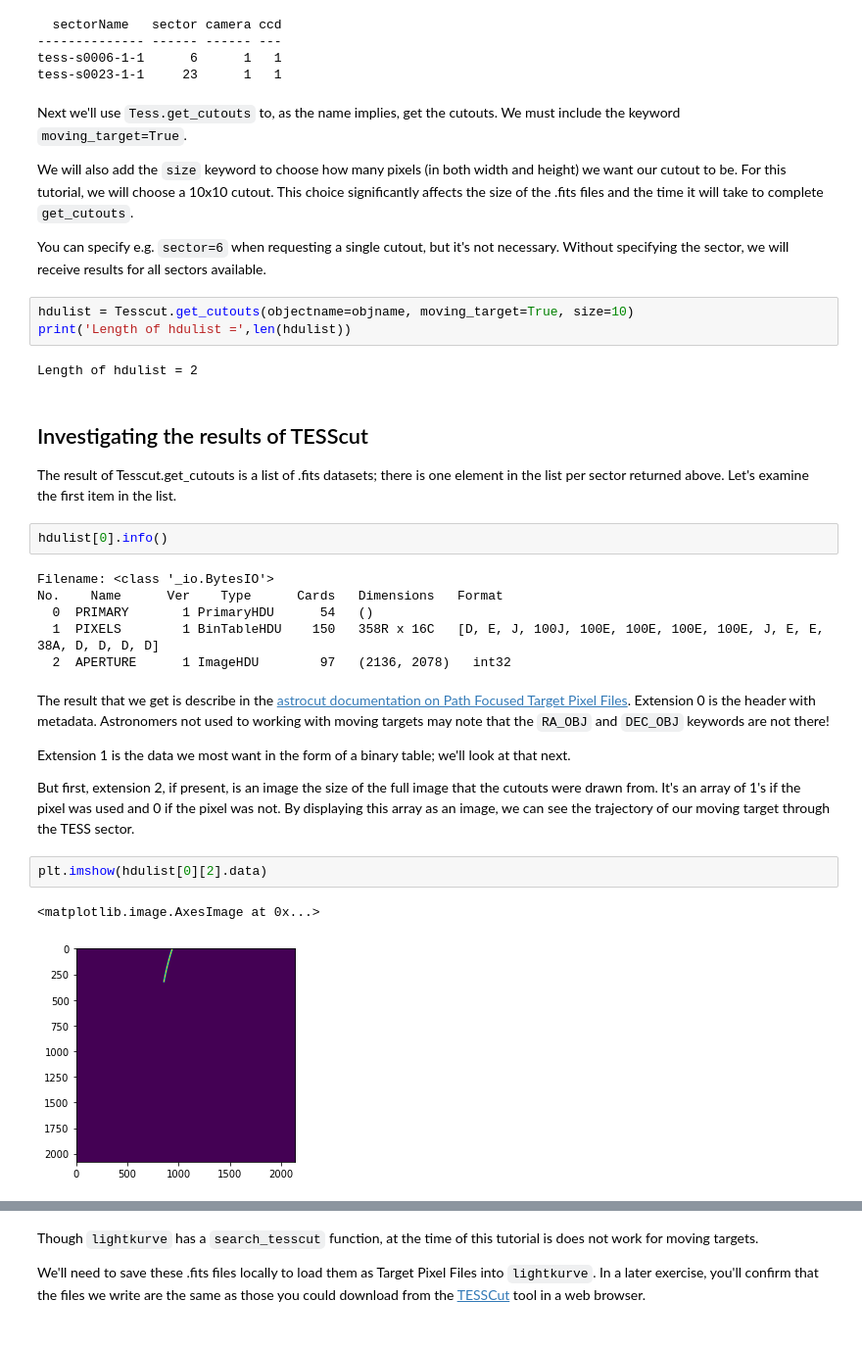
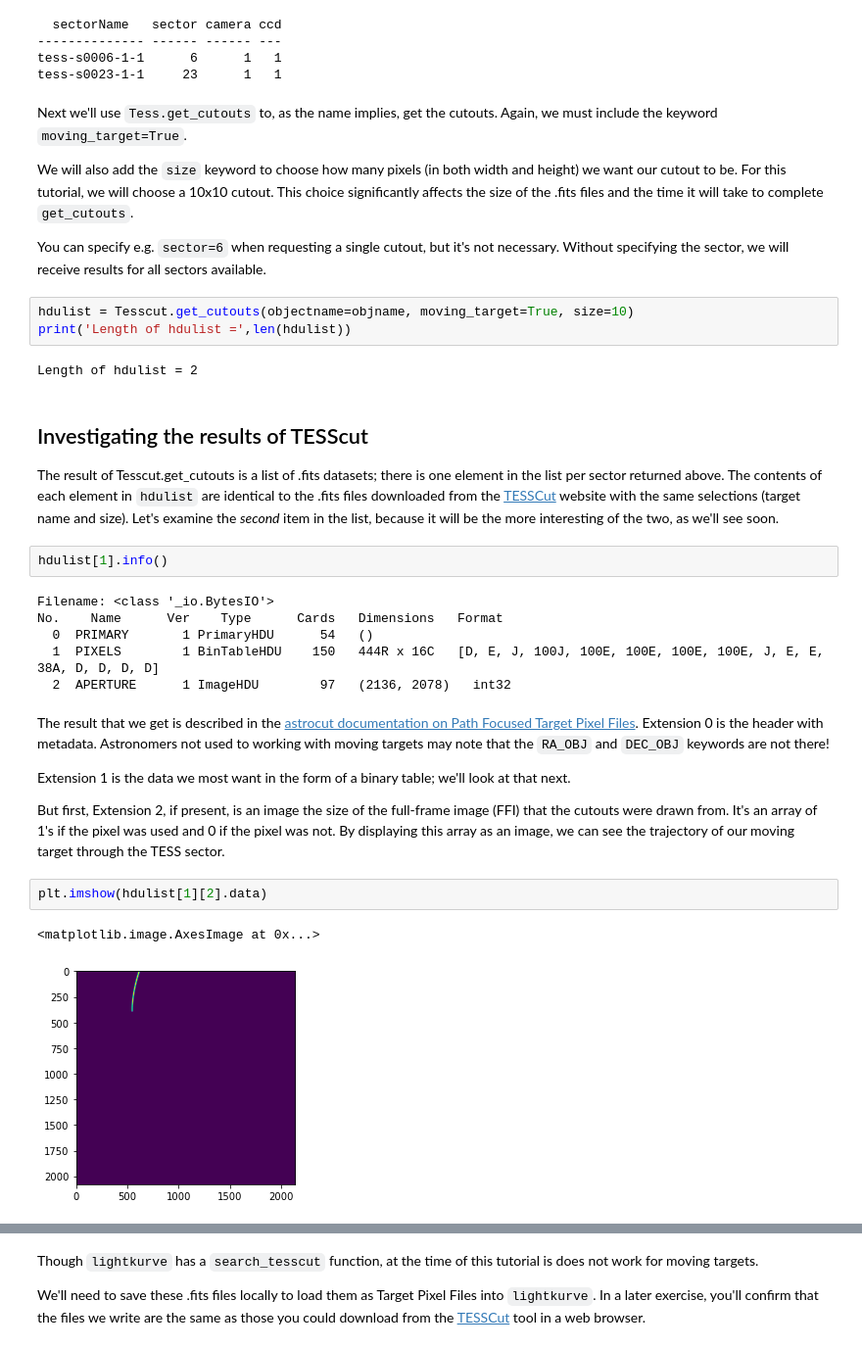
Before and after one commit to ScienceBetter/notebooks-stsci, a Jupyter notebook: notebooks/MAST/tess_cutout_rotation_curve/tess_cutout_rotation_curve.ipynb, the cells around one changed output, grey strips where cells are left out. Shown at 98% size. Cells and saved outputs as stored; diff of their text form.

```diff
--- a/notebooks/MAST/tess_cutout_rotation_curve/tess_cutout_rotation_curve.ipynb
+++ b/notebooks/MAST/tess_cutout_rotation_curve/tess_cutout_rotation_curve.ipynb
@@ -88,7 +79,7 @@ print(sector_table)
 tess-s0006-1-1      6      1   1
 tess-s0023-1-1     23      1   1
 # %% [markdown]
-Next we'll use `Tess.get_cutouts` to, as the name implies, get the cutouts. We must include the keyword `moving_target=True`.
+Next we'll use `Tess.get_cutouts` to, as the name implies, get the cutouts. Again, we must include the keyword `moving_target=True`.
 
 We will also add the `size` keyword to choose how many pixels (in both width and height) we want our cutout to be. For this tutorial, we will choose a 10x10 cutout. This choice significantly affects the size of the .fits files and the time it will take to complete `get_cutouts`.
 
@@ -100,24 +91,24 @@ print('Length of hdulist =',len(hdulist))
 Length of hdulist = 2
 # %% [markdown]
 ## Investigating the results of TESScut
-The result of Tesscut.get_cutouts is a list of .fits datasets; there is one element in the list per sector returned above. Let's examine the first item in the list.
+The result of Tesscut.get_cutouts is a list of .fits datasets; there is one element in the list per sector returned above. The contents of each element in `hdulist` are identical to the .fits files downloaded from the [TESSCut](https://mast.stsci.edu/tesscut/) website with the same selections (target name and size). Let's examine the *second* item in the list, because it will be the more interesting of the two, as we'll see soon.
 # %%
-hdulist[0].info()
+hdulist[1].info()
 # %% [output]
 Filename: <class '_io.BytesIO'>
 No.    Name      Ver    Type      Cards   Dimensions   Format
   0  PRIMARY       1 PrimaryHDU      54   ()
-  1  PIXELS        1 BinTableHDU    150   358R x 16C   [D, E, J, 100J, 100E, 100E, 100E, 100E, J, E, E, 38A, D, D, D, D]
+  1  PIXELS        1 BinTableHDU    150   444R x 16C   [D, E, J, 100J, 100E, 100E, 100E, 100E, J, E, E, 38A, D, D, D, D]
   2  APERTURE      1 ImageHDU        97   (2136, 2078)   int32
 # %% [markdown]
-The result that we get is describe in the [astrocut documentation on Path Focused Target Pixel Files](https://astrocut.readthedocs.io/en/latest/astrocut/file_formats.html#path-focused-target-pixel-files). Extension 0 is the header with metadata. Astronomers not used to working with moving targets may note that the `RA_OBJ` and `DEC_OBJ` keywords are not there!
+The result that we get is described in the [astrocut documentation on Path Focused Target Pixel Files](https://astrocut.readthedocs.io/en/latest/astrocut/file_formats.html#path-focused-target-pixel-files). Extension 0 is the header with metadata. Astronomers not used to working with moving targets may note that the `RA_OBJ` and `DEC_OBJ` keywords are not there!
 
 Extension 1 is the data we most want in the form of a binary table; we'll look at that next.
 
-But first, extension 2, if present, is an image the size of the full image that the cutouts were drawn from. It's an array of 1's if the pixel was used and 0 if the pixel was not. By displaying this array as an image, we can see the trajectory of our moving target through the TESS sector.
+But first, Extension 2, if present, is an image the size of the full-frame image (FFI) that the cutouts were drawn from. It's an array of 1's if the pixel was used and 0 if the pixel was not. By displaying this array as an image, we can see the trajectory of our moving target through the TESS sector.
 # %%
-plt.imshow(hdulist[0][2].data)
+plt.imshow(hdulist[1][2].data)
 # %% [output]
 <matplotlib.image.AxesImage at 0x...>
-[figure, old version]
+[figure, new version]
 # %% [markdown]
```
Also changed, not shown: parts of 66 cells of this notebook.
